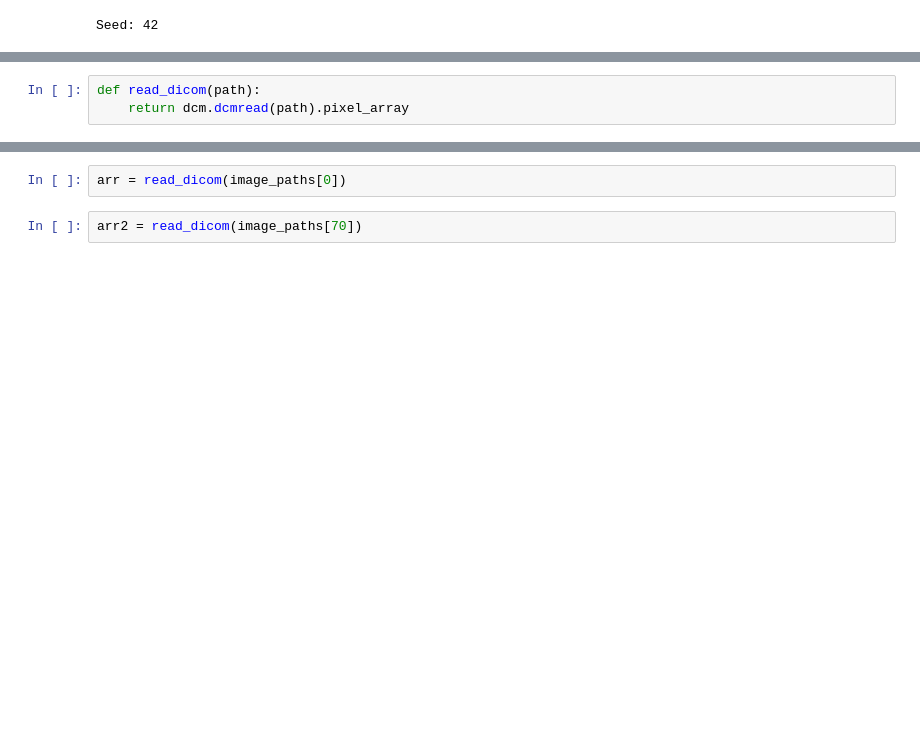
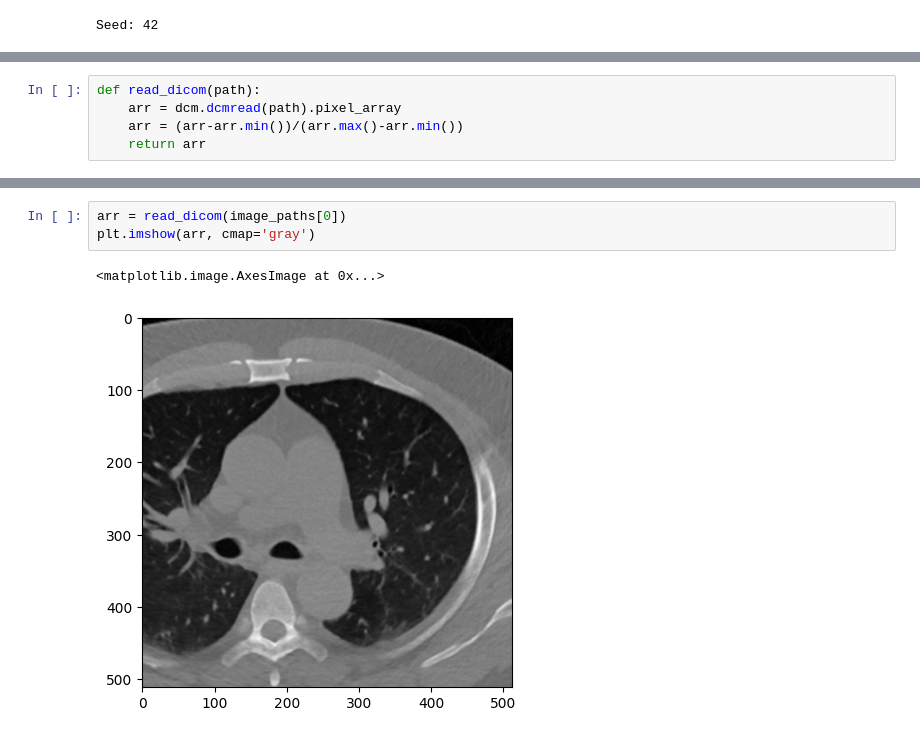
Before and after one commit to RyanChew1/Chest-CT-CAC-Scores, a Jupyter notebook: eda.ipynb, the cells around one changed output, grey strips where cells are left out. Cells and saved outputs as stored; diff of their text form; blank space fills up the shorter version.

```diff
--- a/eda.ipynb
+++ b/eda.ipynb
@@ -55,0 +72,5 @@ Seed: 42
+# %%
+def read_dicom(path):
+    arr = dcm.dcmread(path).pixel_array
+    arr = (arr-arr.min())/(arr.max()-arr.min())
+    return arr
@@ -58,4 +192 @@ Seed: 42
-# %%
-def read_dicom(path):
-    return dcm.dcmread(path).pixel_array
 # %%
@@ -73,4 +218,6 @@ label_paths[0]
 # %%
 arr = read_dicom(image_paths[0])
+plt.imshow(arr, cmap='gray')
+# %% [output]
+<matplotlib.image.AxesImage at 0x...>
+[figure, added]
-# %%
-arr2 = read_dicom(image_paths[70])
```
Also changed, not shown: parts of 23 cells of this notebook, 2 other files.
